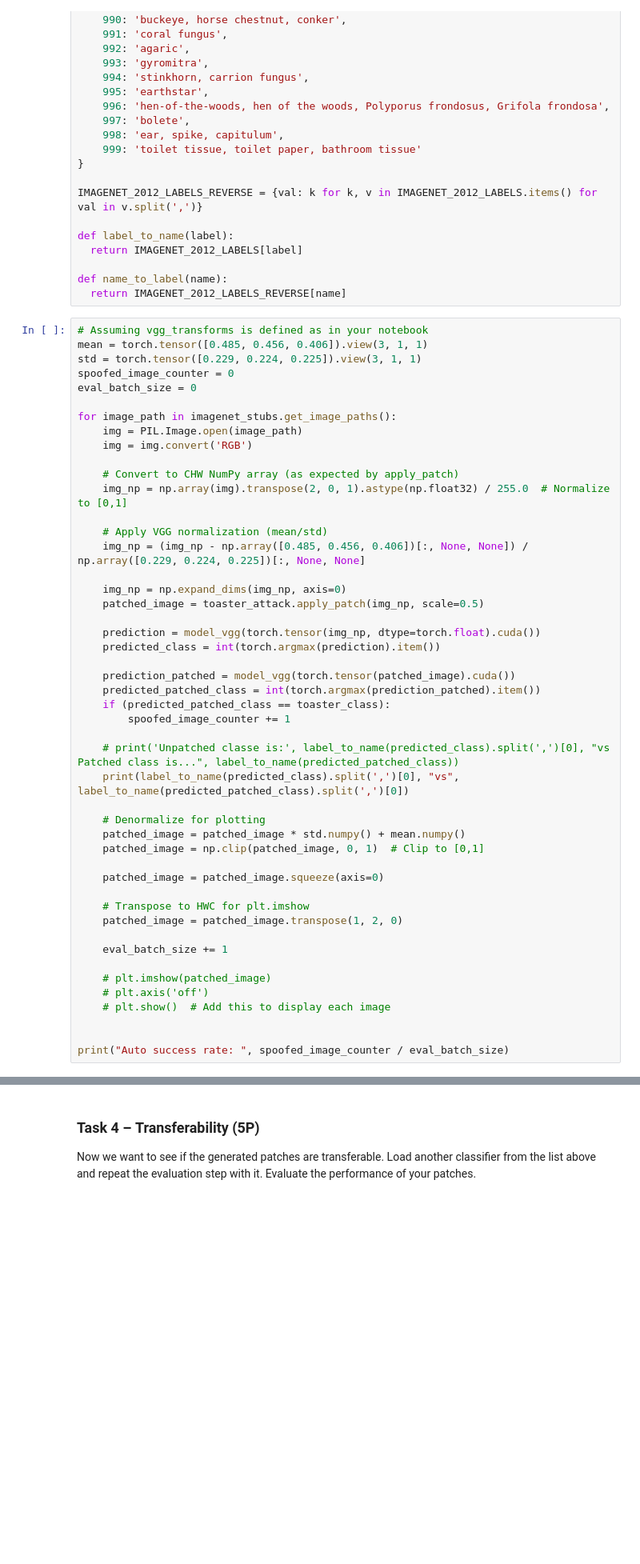
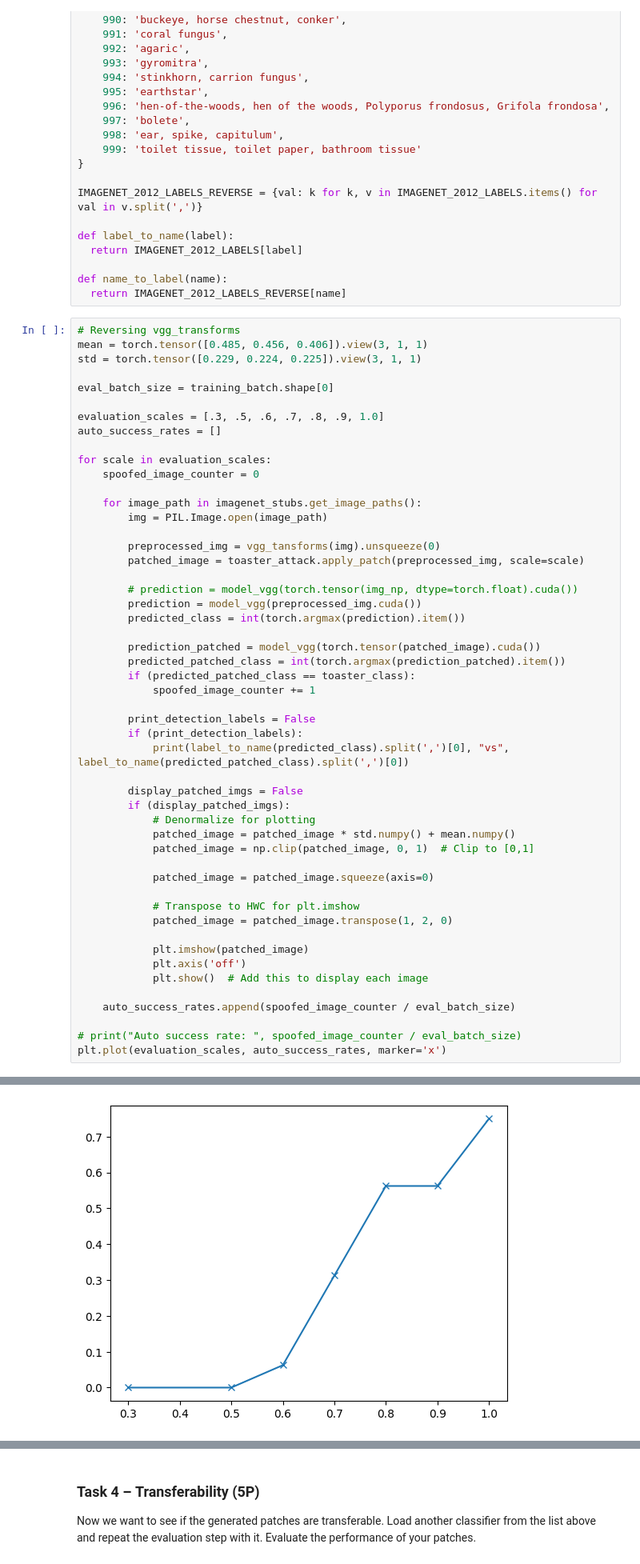
Before and after one commit to IVSource/ml_security_ws25, a Jupyter notebook: Exercise 4/mls_ws25_exercise_4_adversarial_patch_generation.ipynb, the cells around one changed output, grey strips where cells are left out. Shown: that part at 80% size. Cells and saved outputs as stored; diff of their text form; blank space fills up the shorter version.

Commit message:
Patch performance evaluation improved

```diff
--- a/Exercise 4/mls_ws25_exercise_4_adversarial_patch_generation.ipynb
+++ b/Exercise 4/mls_ws25_exercise_4_adversarial_patch_generation.ipynb
@@ -1140,53 +1140,56 @@ def label_to_name(label):
 def name_to_label(name):
   return IMAGENET_2012_LABELS_REVERSE[name]
 # %%
-# Assuming vgg_transforms is defined as in your notebook
+# Reversing vgg_transforms
 mean = torch.tensor([0.485, 0.456, 0.406]).view(3, 1, 1)
 std = torch.tensor([0.229, 0.224, 0.225]).view(3, 1, 1)
-spoofed_image_counter = 0
-eval_batch_size = 0
 
-for image_path in imagenet_stubs.get_image_paths():
-    img = PIL.Image.open(image_path)
-    img = img.convert('RGB')
+eval_batch_size = training_batch.shape[0]
 
-    # Convert to CHW NumPy array (as expected by apply_patch)
-    img_np = np.array(img).transpose(2, 0, 1).astype(np.float32) / 255.0  # Normalize to [0,1]
+evaluation_scales = [.3, .5, .6, .7, .8, .9, 1.0]
+auto_success_rates = []
 
-    # Apply VGG normalization (mean/std)
-    img_np = (img_np - np.array([0.485, 0.456, 0.406])[:, None, None]) / np.array([0.229, 0.224, 0.225])[:, None, None]
+for scale in evaluation_scales:
+    spoofed_image_counter = 0
 
-    img_np = np.expand_dims(img_np, axis=0)
-    patched_image = toaster_attack.apply_patch(img_np, scale=0.5)
+    for image_path in imagenet_stubs.get_image_paths():
+        img = PIL.Image.open(image_path)
 
-    prediction = model_vgg(torch.tensor(img_np, dtype=torch.float).cuda())
-    predicted_class = int(torch.argmax(prediction).item())
+        preprocessed_img = vgg_tansforms(img).unsqueeze(0)
+        patched_image = toaster_attack.apply_patch(preprocessed_img, scale=scale)
 
-    prediction_patched = model_vgg(torch.tensor(patched_image).cuda())
-    predicted_patched_class = int(torch.argmax(prediction_patched).item())
-    if (predicted_patched_class == toaster_class):
-        spoofed_image_counter += 1
+        # prediction = model_vgg(torch.tensor(img_np, dtype=torch.float).cuda())
+        prediction = model_vgg(preprocessed_img.cuda())
+        predicted_class = int(torch.argmax(prediction).item())
 
-    # print('Unpatched classe is:', label_to_name(predicted_class).split(',')[0], "vs Patched class is...", label_to_name(predicted_patched_class))
-    print(label_to_name(predicted_class).split(',')[0], "vs", label_to_name(predicted_patched_class).split(',')[0])
+        prediction_patched = model_vgg(torch.tensor(patched_image).cuda())
+        predicted_patched_class = int(torch.argmax(prediction_patched).item())
+        if (predicted_patched_class == toaster_class):
+            spoofed_image_counter += 1
 
-    # Denormalize for plotting
-    patched_image = patched_image * std.numpy() + mean.numpy()
-    patched_image = np.clip(patched_image, 0, 1)  # Clip to [0,1]
+        print_detection_labels = False
+        if (print_detection_labels):
+            print(label_to_name(predicted_class).split(',')[0], "vs", label_to_name(predicted_patched_class).split(',')[0])
 
-    patched_image = patched_image.squeeze(axis=0)
+        display_patched_imgs = False
+        if (display_patched_imgs):
+            # Denormalize for plotting
+            patched_image = patched_image * std.numpy() + mean.numpy()
+            patched_image = np.clip(patched_image, 0, 1)  # Clip to [0,1]
 
-    # Transpose to HWC for plt.imshow
-    patched_image = patched_image.transpose(1, 2, 0)
+            patched_image = patched_image.squeeze(axis=0)
 
-    eval_batch_size += 1
+            # Transpose to HWC for plt.imshow
+            patched_image = patched_image.transpose(1, 2, 0)
 
-    # plt.imshow(patched_image)
-    # plt.axis('off')
-    # plt.show()  # Add this to display each image
+            plt.imshow(patched_image)
+            plt.axis('off')
+            plt.show()  # Add this to display each image
 
+    auto_success_rates.append(spoofed_image_counter / eval_batch_size)
 
-print("Auto success rate: ", spoofed_image_counter / eval_batch_size)
+# print("Auto success rate: ", spoofed_image_counter / eval_batch_size)
+plt.plot(evaluation_scales, auto_success_rates, marker='x')
 # %% [output]
 bagel vs bagel
 beagle vs beagle
@@ -1208,3 +1212,4 @@ Auto success rate:  0.0625
+[figure, added]
 # %%
 sub_class = name_to_label('submarine')  # Replace with your desired ImageNet class inde
 print('Target class index is: ', sub_class)
```
Also changed, not shown: parts of 2 cells of this notebook.
